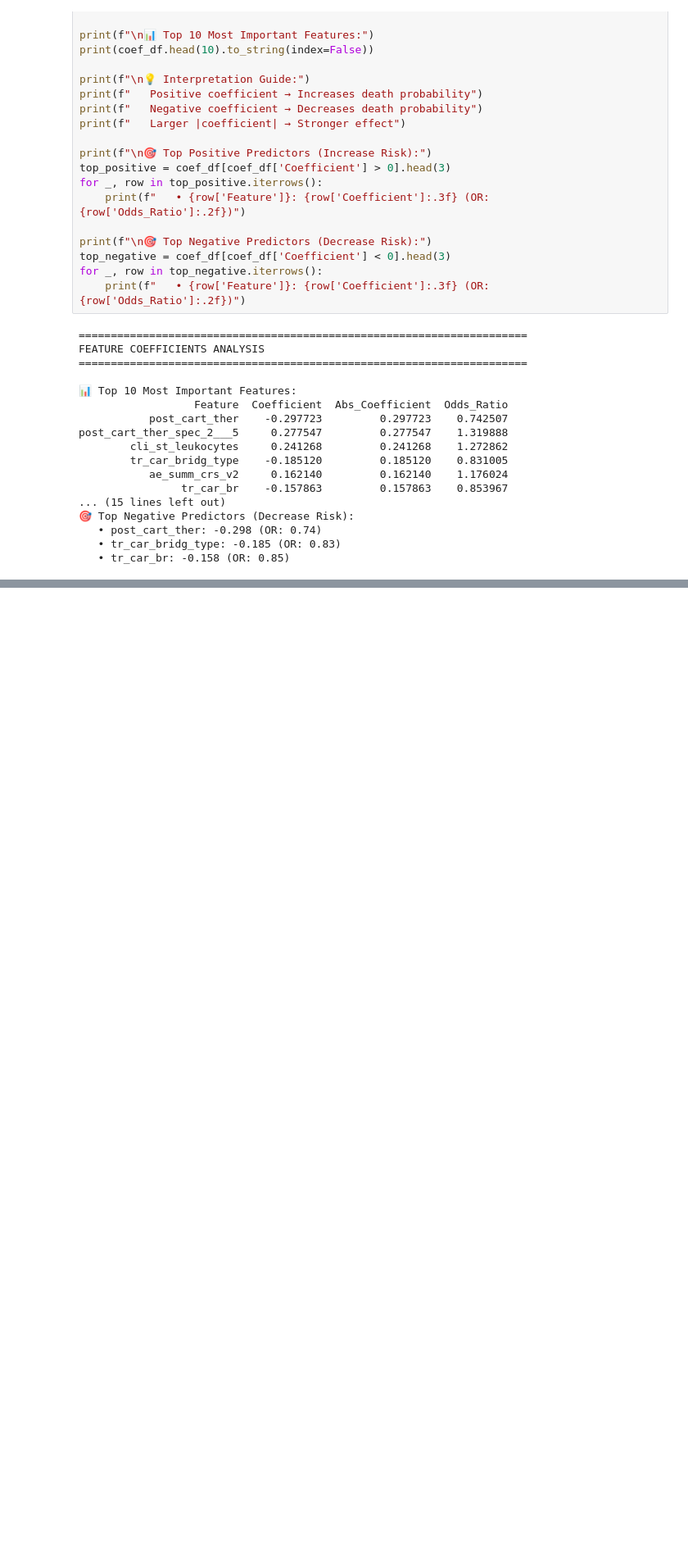
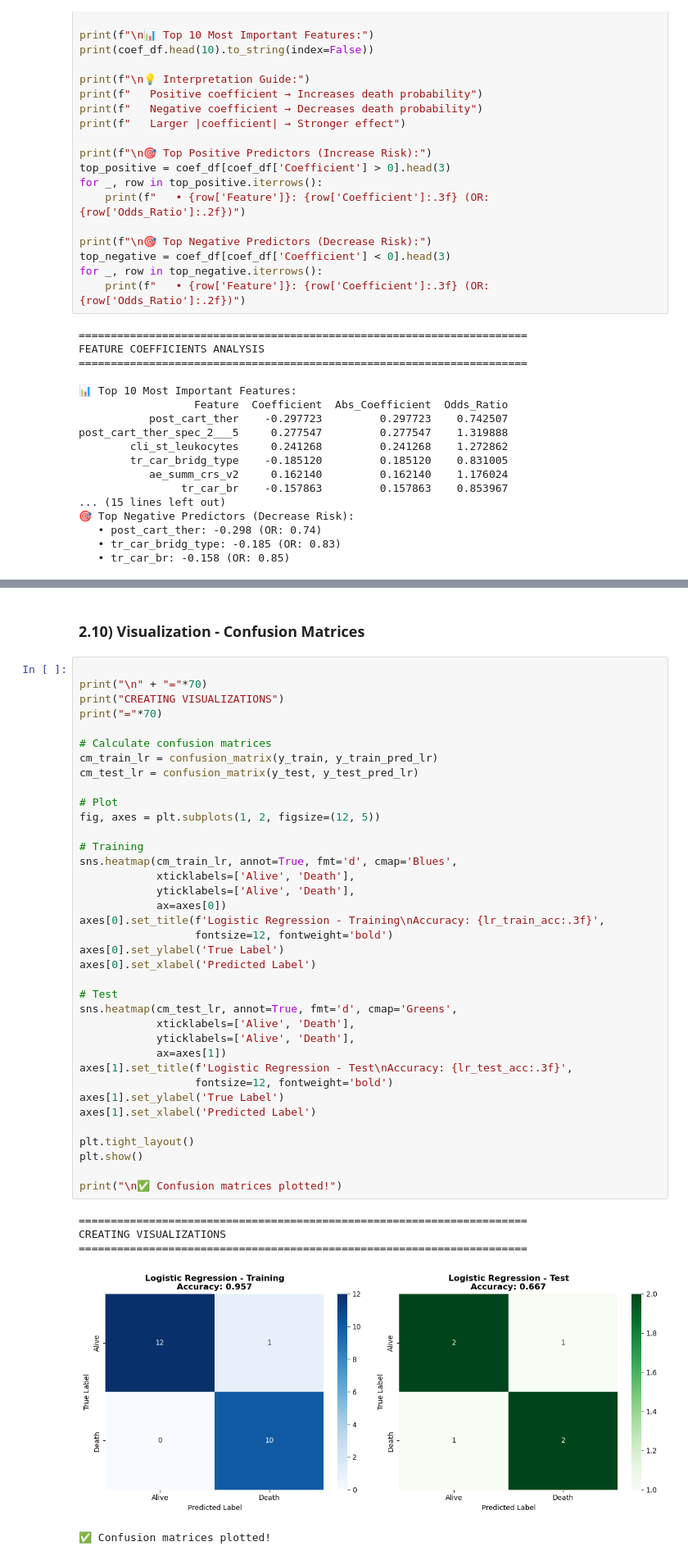
Before and after one commit to aliakhlaghiii/integromics, a Jupyter notebook: analysis_ML_z.ipynb, the cells around one changed output, grey strips where cells are left out. Shown: that part at 82% size. Drawn from its saved outputs; the diff is of its cells as text; blank space fills up the shorter version.

Commit message:
Add a visualization section to the Logistic Regression model and fix the last few comments.

```diff
--- a/analysis_ML_z.ipynb
+++ b/analysis_ML_z.ipynb
@@ -1475,0 +1514,45 @@ post_cart_ther_spec_2___5     0.277547         0.277547    1.319888
+# %% [markdown]
+### **2.10) Visualization - Confusion Matrices**
+# %%
+
+print("\n" + "="*70)
+print("CREATING VISUALIZATIONS")
+print("="*70)
+
+# Calculate confusion matrices
+cm_train_lr = confusion_matrix(y_train, y_train_pred_lr)
+cm_test_lr = confusion_matrix(y_test, y_test_pred_lr)
+
+# Plot
+fig, axes = plt.subplots(1, 2, figsize=(12, 5))
+
+# Training
+sns.heatmap(cm_train_lr, annot=True, fmt='d', cmap='Blues',
+            xticklabels=['Alive', 'Death'],
+            yticklabels=['Alive', 'Death'],
+            ax=axes[0])
+axes[0].set_title(f'Logistic Regression - Training\nAccuracy: {lr_train_acc:.3f}',
+                  fontsize=12, fontweight='bold')
+axes[0].set_ylabel('True Label')
+axes[0].set_xlabel('Predicted Label')
+
+# Test
+sns.heatmap(cm_test_lr, annot=True, fmt='d', cmap='Greens',
+            xticklabels=['Alive', 'Death'],
+            yticklabels=['Alive', 'Death'],
+            ax=axes[1])
+axes[1].set_title(f'Logistic Regression - Test\nAccuracy: {lr_test_acc:.3f}',
+                  fontsize=12, fontweight='bold')
+axes[1].set_ylabel('True Label')
+axes[1].set_xlabel('Predicted Label')
+
+plt.tight_layout()
+plt.show()
+
+print("\n✅ Confusion matrices plotted!")
+# %% [output]
+======================================================================
+CREATING VISUALIZATIONS
+======================================================================
+[figure, added]
+✅ Confusion matrices plotted!
```
Also changed, not shown: parts of 28 cells of this notebook.
